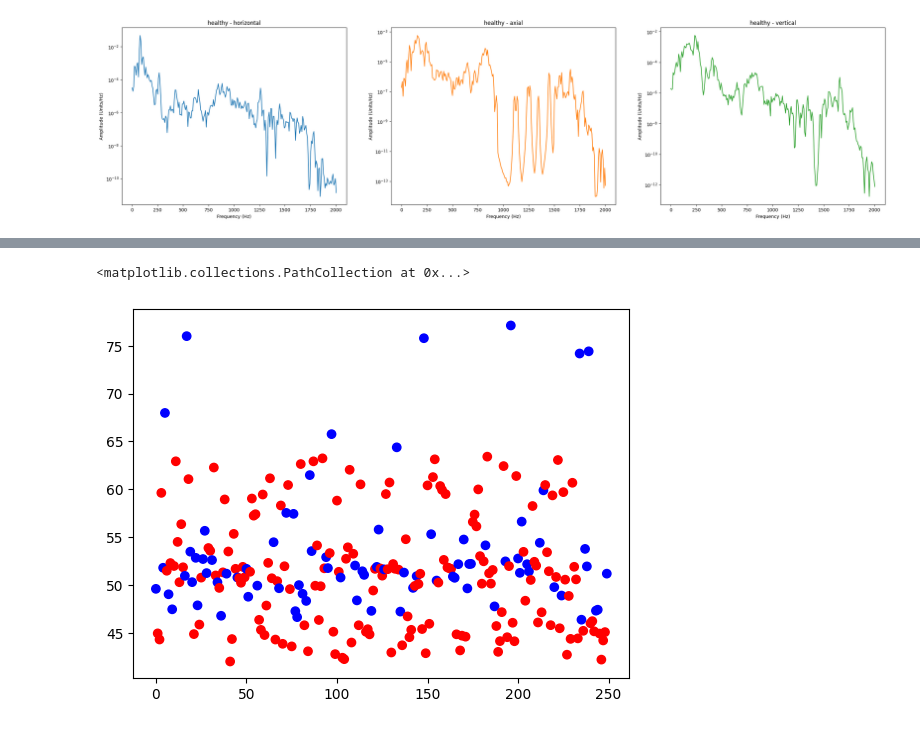
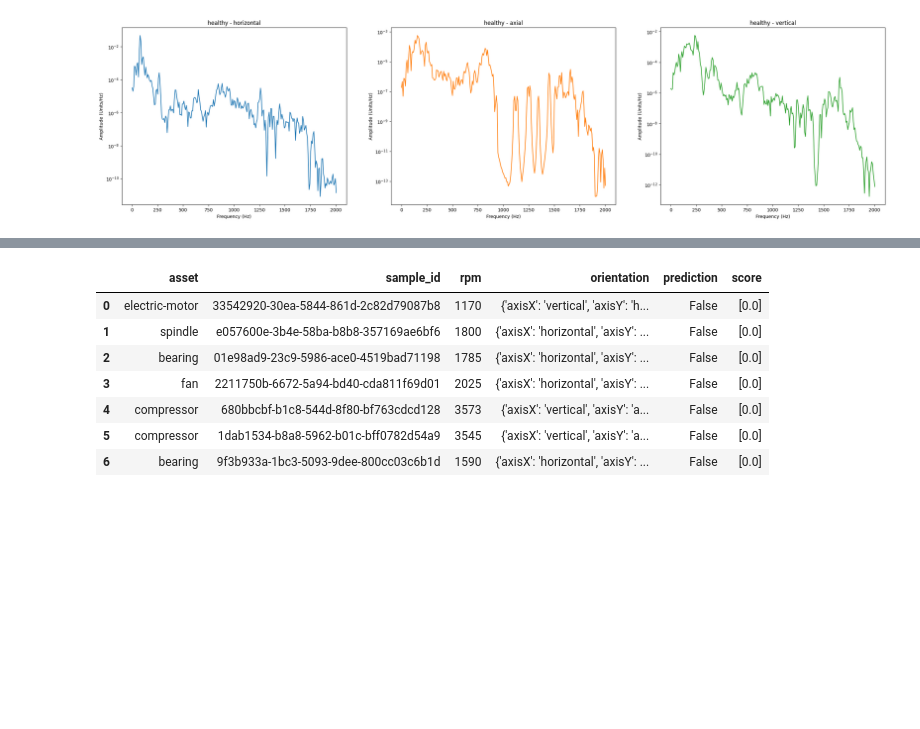
Before and after one commit to pyKuga/TRACTIAN, a Jupyter notebook: part3.ipynb, the cells around one changed output, grey strips where cells are left out. Cells and saved outputs as stored; diff of their text form; code cells hidden in the pictures; blank space fills up the shorter version.

```diff
--- a/part3.ipynb
+++ b/part3.ipynb
@@ -106,9 +106,3 @@ array([-25.35975191, -33.03203251, -26.92479373])
-# %%
-dataset = metadata[["sample_id","condition"]].copy()
-dataset[["Eh","Ev","Ea"]] = 0
-
-for i,row in dataset.iterrows():
-    row.loc[["Eh","Ev","Ea"]] = SampleEnergy(dataDict[row["sample_id"]])
 # %%
 def get_energies(sample_id):
     return pd.Series(SampleEnergy(dataDict[sample_id]), index=["Eh","Ev","Ea"])
@@ -267,5 +282,42 @@ Xchi = X[["Eh","Ev","Ea"]].pow(2).sum(axis=1).pow(0.5)
-# %%
-plt.scatter(Xchi.index,Xchi,c=[colors[label] for label in y])
-# %% [output]
-<matplotlib.collections.PathCollection at 0x...>
-[figure, removed]
+# %%
+test_metadata = pd.read_csv(path+"test_metadata.csv")
+testDataDict = {sample_id: pd.read_csv(path + "test_data/" + sample_id + ".csv") for sample_id in test_metadata["sample_id"]}
+
+
+dictTestChannel = {'x': 'axisX', 'y': 'axisY','z': 'axisZ','t':"time"}
+
+for i,file in test_metadata.iterrows():
+    data = testDataDict[file["sample_id"]]
+    data.set_index("t", inplace=True)
+    dictOrientation = ast.literal_eval(file["orientation"])
+    data.columns = [dictOrientation[dictTestChannel[name]] for name in data.columns]
+
+
+def WaveConverter(data):
+    t = data.index
+    return Wave(time=t, signal = data["horizontal"]), Wave(time=t, signal = data["vertical"]), Wave(time=t, signal = data["axial"])
+# %%
+loosenessModel = LoosenessModel()
+loosenessModel.fit(X,y)
+
+def modelPrediction(sample_id):
+    Wh, Wv, Wa = WaveConverter(testDataDict[sample_id])
+    return loosenessModel.predict(Wh,Wv,Wa)
+
+def modelScore(sample_id):
+    Wh, Wv, Wa = WaveConverter(testDataDict[sample_id])
+    return loosenessModel.score(Wh,Wv,Wa)
+
+test_metadata["prediction"] = test_metadata["sample_id"].apply(modelPrediction)
+test_metadata["score"] = test_metadata["sample_id"].apply(modelScore)
+# %%
+test_metadata
+# %% [output]
+|  | asset | sample_id | rpm | orientation | prediction | score |
+| 0 | electric-motor | 33542920-30ea-5844-861d-2c82d79087b8 | 1170 | {'axisX': 'vertical', 'axisY': 'h... | False | [0.0] |
+| 1 | spindle | e057600e-3b4e-58ba-b8b8-357169ae6bf6 | 1800 | {'axisX': 'horizontal', 'axisY': ... | False | [0.0] |
+| 2 | bearing | 01e98ad9-23c9-5986-ace0-4519bad71198 | 1785 | {'axisX': 'horizontal', 'axisY': ... | False | [0.0] |
+| 3 | fan | 2211750b-6672-5a94-bd40-cda811f69d01 | 2025 | {'axisX': 'horizontal', 'axisY': ... | False | [0.0] |
+| 4 | compressor | 680bbcbf-b1c8-544d-8f80-bf763cdcd128 | 3573 | {'axisX': 'vertical', 'axisY': 'a... | False | [0.0] |
+| 5 | compressor | 1dab1534-b8a8-5962-b01c-bff0782d54a9 | 3545 | {'axisX': 'vertical', 'axisY': 'a... | False | [0.0] |
+| 6 | bearing | 9f3b933a-1bc3-5093-9dee-800cc03c6b1d | 1590 | {'axisX': 'horizontal', 'axisY': ... | False | [0.0] |
```
Also changed, not shown: parts of 7 cells of this notebook.
